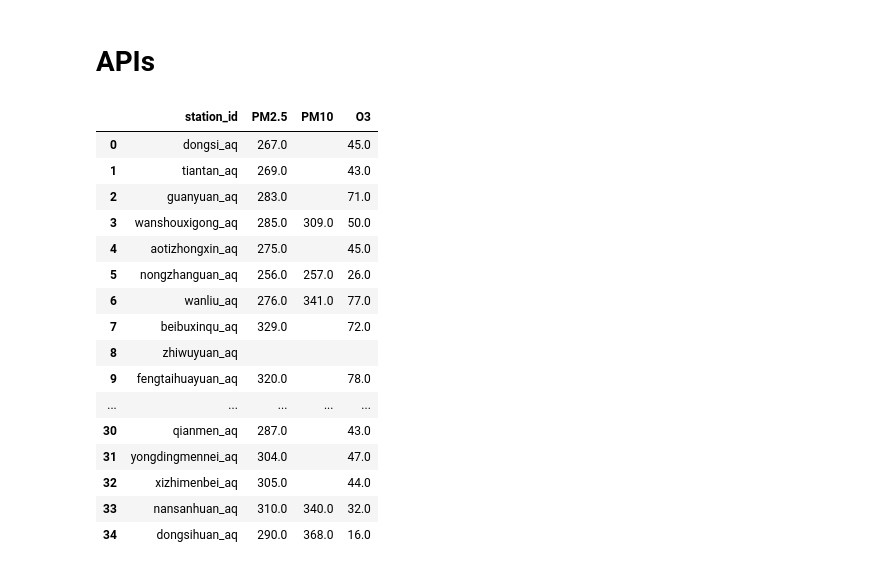
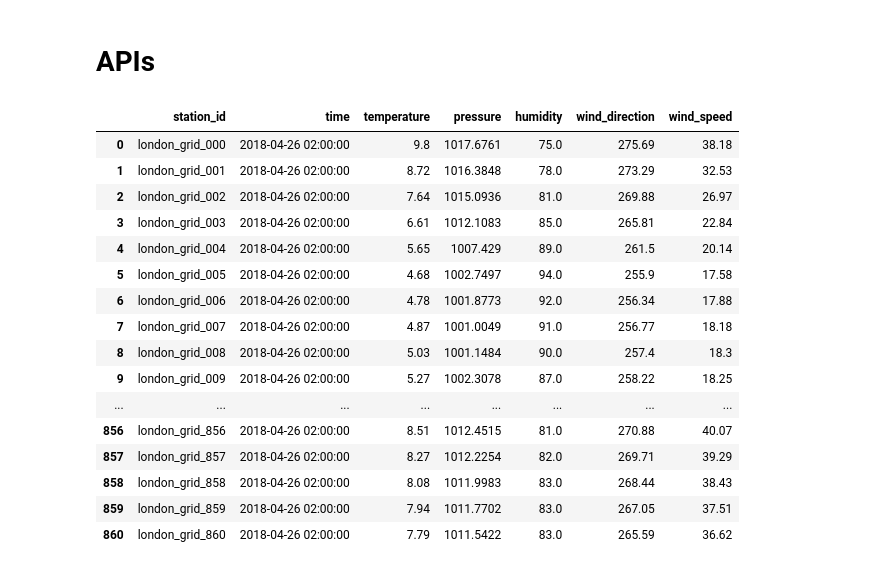
Before and after one commit to Starcutter/KDDCup2018, a Jupyter notebook: data.ipynb, the cells around one changed output. Drawn from its saved outputs; the diff is of its cells as text; code cells hidden in the pictures.

Commit message:
feat: able to fetch meo datas from file and api

```diff
--- a/data.ipynb
+++ b/data.ipynb
@@ -28,0 +31,9 @@ london_aq["utc_time"] = pd.to_datetime(london_aq["utc_time"])
+# %%
+df = pd.read_csv("data/Beijing_historical_meo_grid.csv")
+# %%
+beijing_meo = df.rename(columns={
+    "stationName": "station_id",
+    "utc_time": "time",
+    "wind_speed/kph": "wind_speed",
+})
+beijing_meo["time"] = pd.to_datetime(beijing_meo["time"])
@@ -29,3 +61,12 @@ london_aq["utc_time"] = pd.to_datetime(london_aq["utc_time"])
+# %%
+df = pd.read_csv("data/London_historical_meo_grid.csv")
+# %%
+london_meo = df.rename(columns={
+    "stationName": "station_id",
+    "utc_time": "time",
+    "wind_speed/kph": "wind_speed"
+})
+london_meo["time"] = pd.to_datetime(london_meo["time"])
 # %% [markdown]
 # APIs
 # %%
@@ -48,64 +89,98 @@ def buildDataFrame(text):
 
 def airQualityData(city="bj", year=2018, month=5, day=1, hour=0):
     if city == "bj":
-        target = ["station_id", "PM2.5", "PM10", "O3"]
+        target = ["station_id", "time", "PM2.5", "PM10", "O3"]
     else:
-        target = ["station_id", "PM2.5", "PM10"]
+        target = ["station_id", "time", "PM2.5", "PM10"]
     dic = {
         "PM25_Concentration": "PM2.5",
         "PM10_Concentration": "PM10",
         "O3_Concentration": "O3",
         "PM10 (ug/m3)": "PM10",
         "PM2.5 (ug/m3)": "PM2.5",
+        "utc_time": "time",
     }
     if year == 2018 and month >= 4:
         url = 'https://biendata.com/competition/airquality/%s/%d-%d-%d-%d/%d-%d-%d-%d/2k0d1d8' % (city, year, month, day, hour, year, month, day, hour)
         response = requests.get(url)
         df = buildDataFrame(response.text)
+        try:
+            df["time"] = pd.to_datetime(df["time"])
+        except:
+            pass
     else:
         time = pd.Timestamp("%d-%d-%d %d:00:00" % (year, month, day, hour))
         if city == "bj":
             df = beijing_aq[beijing_aq["utc_time"] == time]
         else:
             df = london_aq[london_aq["utc_time"] == time]
         df = df.reset_index()
 
     df = df.rename(columns=dic)
     try:
         df = df[target]
     except:
         pass
+    if df.empty:
+        df = pd.DataFrame()
     return df
 
 
 def meteorologyGridData(city="bj", year=2018, month=5, day=1, hour=0):
+    target = ["station_id", "time", "temperature", "pressure",
+              "humidity", "wind_direction", "wind_speed"]
     url = 'https://biendata.com/competition/meteorology/%s_grid/%d-%d-%d-%d/%d-%d-%d-%d/2k0d1d8' % (city, year, month, day, hour, year, month, day, hour)
-    response = requests.get(url)
-    return buildDataFrame(response.text)
+    if year == 2018 and month >= 4:
+        response = requests.get(url)
+        df = buildDataFrame(response.text)
+        try:
+            df["time"] = pd.to_datetime(df["time"])
+        except:
+            pass
+    else:
+        time = pd.Timestamp("%d-%d-%d %d:00:00" % (year, month, day, hour))
+        if city == "bj":
+            df = beijing_meo[beijing_meo["time"] == time]
+        else:
+            df = london_meo[london_meo["time"] == time]
+    try:
+        df = df[target]
+    except:
+        pass
+    df = df.reset_index(drop=True)
+    if df.empty:
+        df = pd.DataFrame()
+    return df
 
 
 def observedMeteorology(city="bj", year=2018, month=5, day=1, hour=0):
     if city != "bj":
         print("No observed meteorology data for London!!!!")
         return
     url = 'https://biendata.com/competition/meteorology/%s/%d-%d-%d-%d/%d-%d-%d-%d/2k0d1d8' % (city, year, month, day, hour, year, month, day, hour)
     response = requests.get(url)
-    return buildDataFrame(response.text)
+    df = buildDataFrame(response.text)
+    if df.empty:
+        df = pd.DataFrame()
+    return df
+
+# airQualityData("ld", 2017, 4, 26, 2)
+meteorologyGridData("ld", 2018, 4, 26, 2)
 # %% [output]
-|  | station_id | PM2.5 | PM10 | O3 |
-| 0 | dongsi_aq | 267.0 |  | 45.0 |
-| 1 | tiantan_aq | 269.0 |  | 43.0 |
-| 2 | guanyuan_aq | 283.0 |  | 71.0 |
-| 3 | wanshouxigong_aq | 285.0 | 309.0 | 50.0 |
-| 4 | aotizhongxin_aq | 275.0 |  | 45.0 |
-| 5 | nongzhanguan_aq | 256.0 | 257.0 | 26.0 |
-| 6 | wanliu_aq | 276.0 | 341.0 | 77.0 |
-| 7 | beibuxinqu_aq | 329.0 |  | 72.0 |
-| 8 | zhiwuyuan_aq |  |  |  |
-| 9 | fengtaihuayuan_aq | 320.0 |  | 78.0 |
-| ... | ... | ... | ... | ... |
-| 30 | qianmen_aq | 287.0 |  | 43.0 |
-| 31 | yongdingmennei_aq | 304.0 |  | 47.0 |
-| 32 | xizhimenbei_aq | 305.0 |  | 44.0 |
-| 33 | nansanhuan_aq | 310.0 | 340.0 | 32.0 |
-| 34 | dongsihuan_aq | 290.0 | 368.0 | 16.0 |
+|  | station_id | time | temperature | pressure | humidity | wind_direction | wind_speed |
+| 0 | london_grid_000 | 2018-04-26 02:00:00 | 9.8 | 1017.6761 | 75.0 | 275.69 | 38.18 |
+| 1 | london_grid_001 | 2018-04-26 02:00:00 | 8.72 | 1016.3848 | 78.0 | 273.29 | 32.53 |
+| 2 | london_grid_002 | 2018-04-26 02:00:00 | 7.64 | 1015.0936 | 81.0 | 269.88 | 26.97 |
+| 3 | london_grid_003 | 2018-04-26 02:00:00 | 6.61 | 1012.1083 | 85.0 | 265.81 | 22.84 |
+| 4 | london_grid_004 | 2018-04-26 02:00:00 | 5.65 | 1007.429 | 89.0 | 261.5 | 20.14 |
+| 5 | london_grid_005 | 2018-04-26 02:00:00 | 4.68 | 1002.7497 | 94.0 | 255.9 | 17.58 |
+| 6 | london_grid_006 | 2018-04-26 02:00:00 | 4.78 | 1001.8773 | 92.0 | 256.34 | 17.88 |
+| 7 | london_grid_007 | 2018-04-26 02:00:00 | 4.87 | 1001.0049 | 91.0 | 256.77 | 18.18 |
+| 8 | london_grid_008 | 2018-04-26 02:00:00 | 5.03 | 1001.1484 | 90.0 | 257.4 | 18.3 |
+| 9 | london_grid_009 | 2018-04-26 02:00:00 | 5.27 | 1002.3078 | 87.0 | 258.22 | 18.25 |
+| ... | ... | ... | ... | ... | ... | ... | ... |
+| 856 | london_grid_856 | 2018-04-26 02:00:00 | 8.51 | 1012.4515 | 81.0 | 270.88 | 40.07 |
+| 857 | london_grid_857 | 2018-04-26 02:00:00 | 8.27 | 1012.2254 | 82.0 | 269.71 | 39.29 |
+| 858 | london_grid_858 | 2018-04-26 02:00:00 | 8.08 | 1011.9983 | 83.0 | 268.44 | 38.43 |
+| 859 | london_grid_859 | 2018-04-26 02:00:00 | 7.94 | 1011.7702 | 83.0 | 267.05 | 37.51 |
+| 860 | london_grid_860 | 2018-04-26 02:00:00 | 7.79 | 1011.5422 | 83.0 | 265.59 | 36.62 |
```
Also changed, not shown: parts of 4 cells of this notebook, 1 other file.
